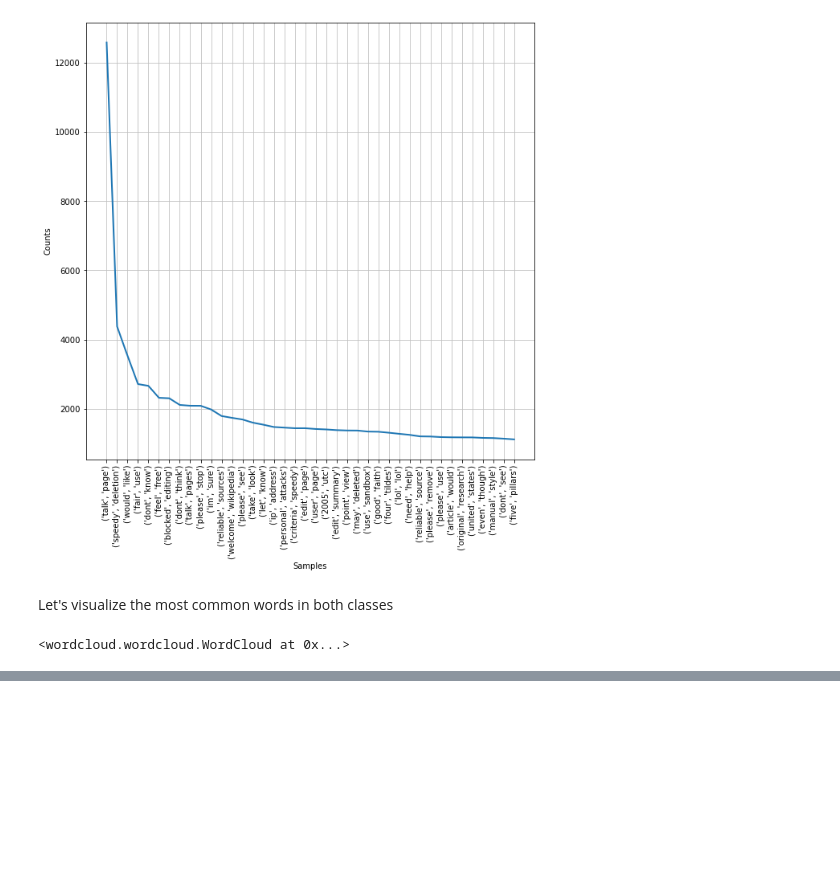
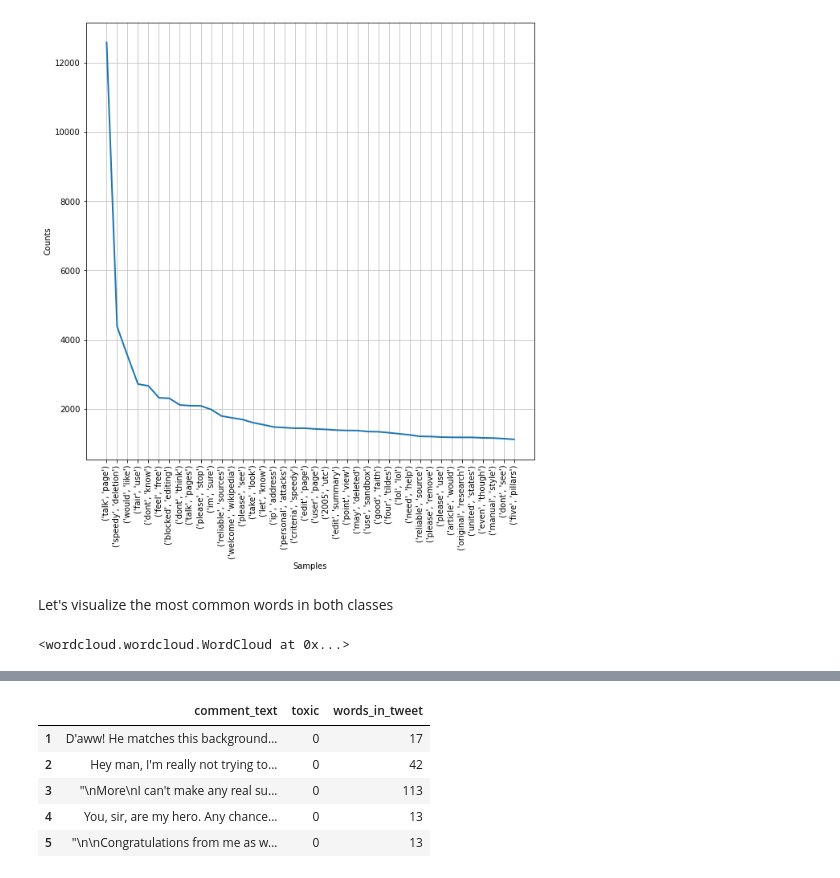
Before and after one commit to danch22/toxic_tweets, a Jupyter notebook: toxic_comment.ipynb, the cells around one changed output, grey strips where cells are left out. Saved outputs shown, nothing was run; the diff lists cells and outputs as text; code cells hidden in the pictures; blank space fills up the shorter version.

```diff
--- a/toxic_comment.ipynb
+++ b/toxic_comment.ipynb
@@ -235,0 +267,16 @@ fig.tight_layout()
+# %%
+y = df['toxic']
+features = [col for col in df.columns if col!= "toxic"]
+X = df[features]
+skf = StratifiedKFold(n_splits=5, random_state=123, shuffle=True)
+train_index, test_index = list(skf.split(X, y))[0]
+df_test, df_train = df.iloc[test_index], df.iloc[train_index]
+# %%
+df_train.head()
+# %% [output]
+|  | comment_text | toxic | words_in_tweet |
+| 1 | D'aww! He matches this background... | 0 | 17 |
+| 2 | Hey man, I'm really not trying to... | 0 | 42 |
+| 3 | "\nMore\nI can't make any real su... | 0 | 113 |
+| 4 | You, sir, are my hero. Any chance... | 0 | 13 |
+| 5 | "\n\nCongratulations from me as w... | 0 | 13 |
```
Also changed, not shown: parts of 17 cells of this notebook.
